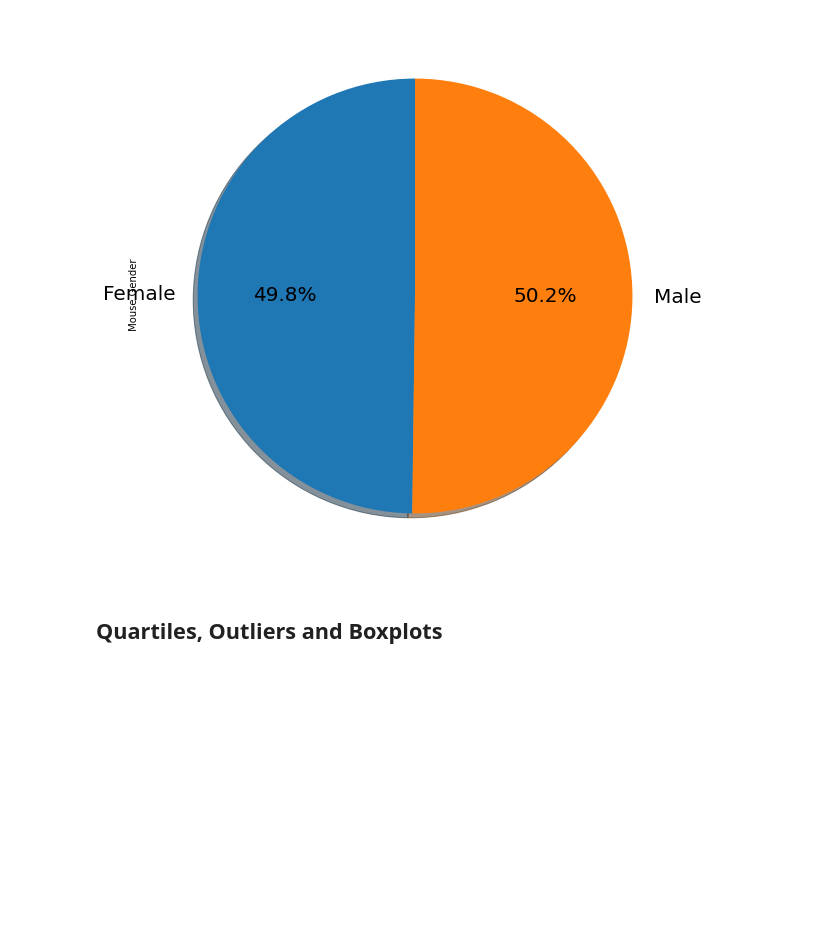
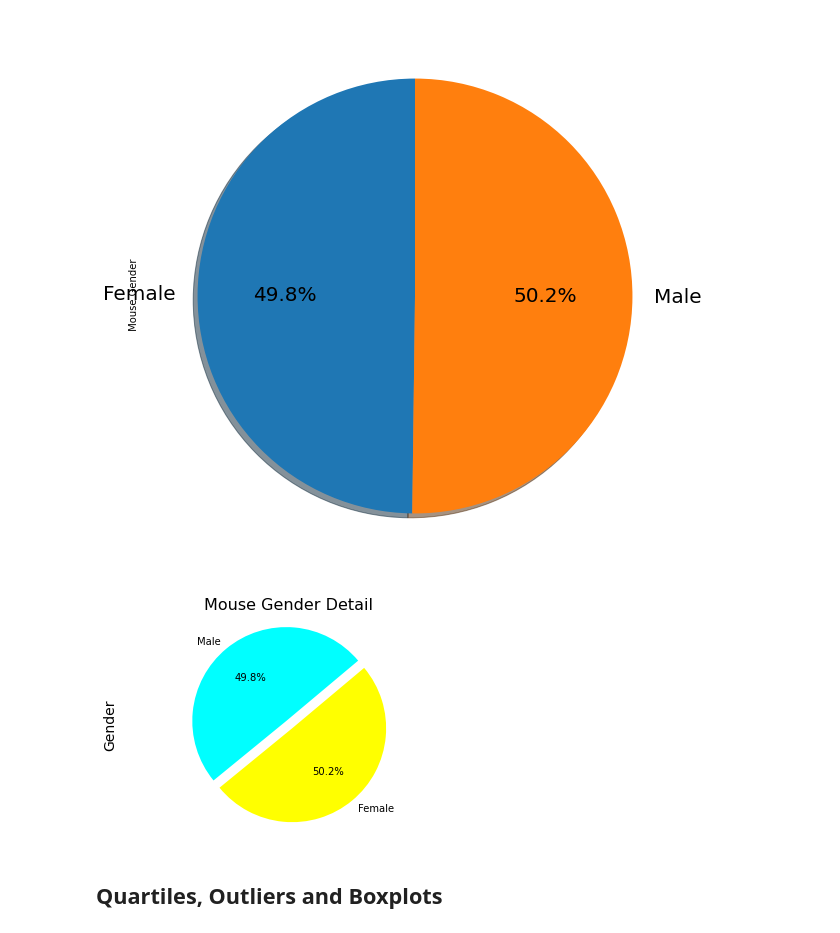
Before and after one commit to NeatUsername/Pymaceuticals-Challenge, a Jupyter notebook: pymaceuticals_starter.ipynb, the cells around one changed output. Drawn from its saved outputs; the diff is of its cells as text; code cells hidden in the pictures; blank space fills up the shorter version.

```diff
--- a/pymaceuticals_starter.ipynb
+++ b/pymaceuticals_starter.ipynb
@@ -248,3 +253,24 @@ figsize=(15,10), autopct='%1.1f%%', ylabel=(" Mouse Gender"), fontsize=20)
+# %%
+# Generate a pie plot showing the distribution of female versus male mice using pyplot
+
+# Create lists to hold pie labels, values, and various aesthetic options
+pie_label = ["Male","Female"]
+pie_values = [49.8, 50.2]
+pie_color = ["aqua","yellow"]
+explode = (0.1, 0)
+
+plt.pie(pie_values,
+        explode=explode,
+        labels=pie_label,
+        colors=pie_color,
+        autopct="%1.1f%%",
+        startangle=40)
+plt.title("Mouse Gender Detail", fontsize=16)
+plt.ylabel("Gender", fontsize=14)
+plt.axis("equal")
+plt.show()
+# %% [output]
+[figure, added]
 # %% [markdown]
 ## Quartiles, Outliers and Boxplots
 # %%
```
Also changed, not shown: parts of 2 cells of this notebook.
